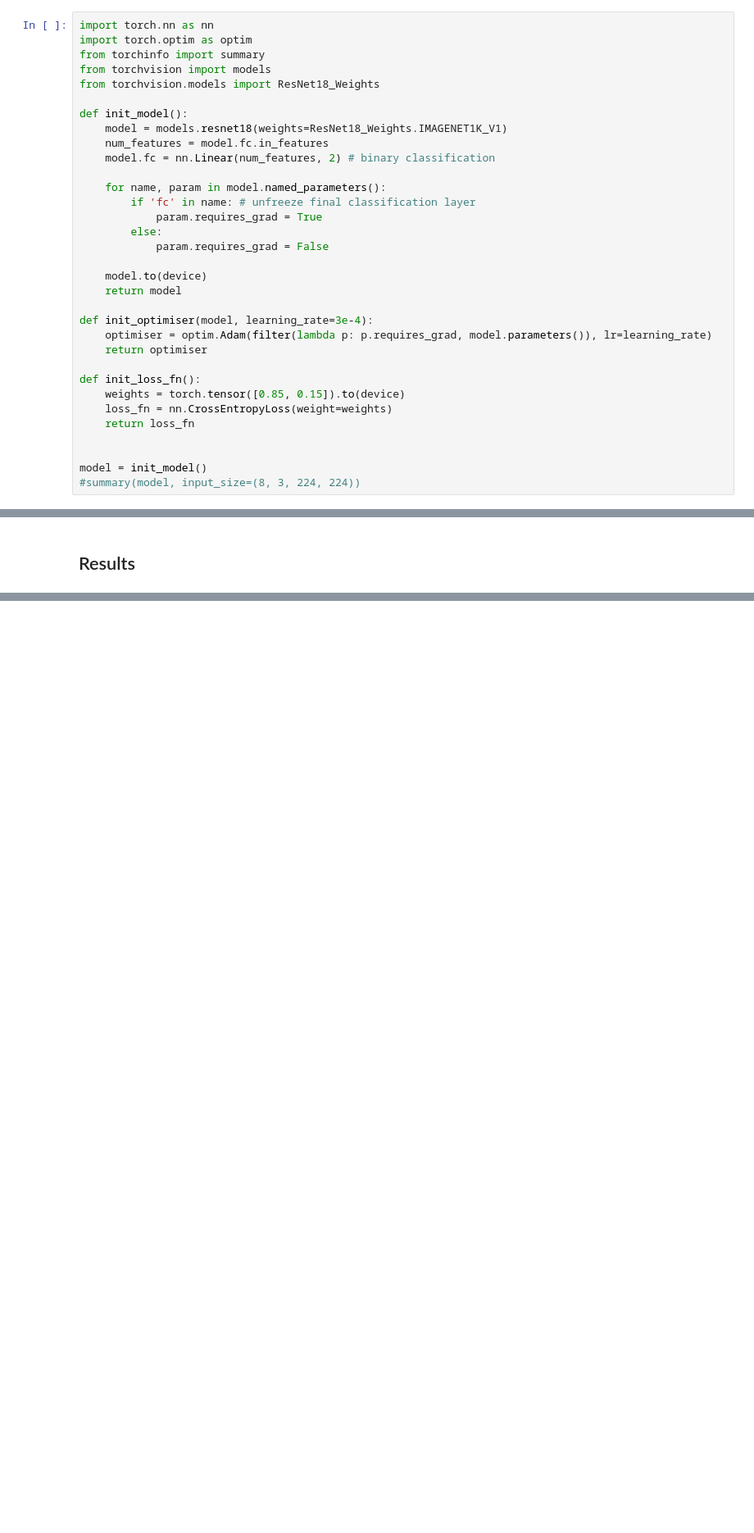
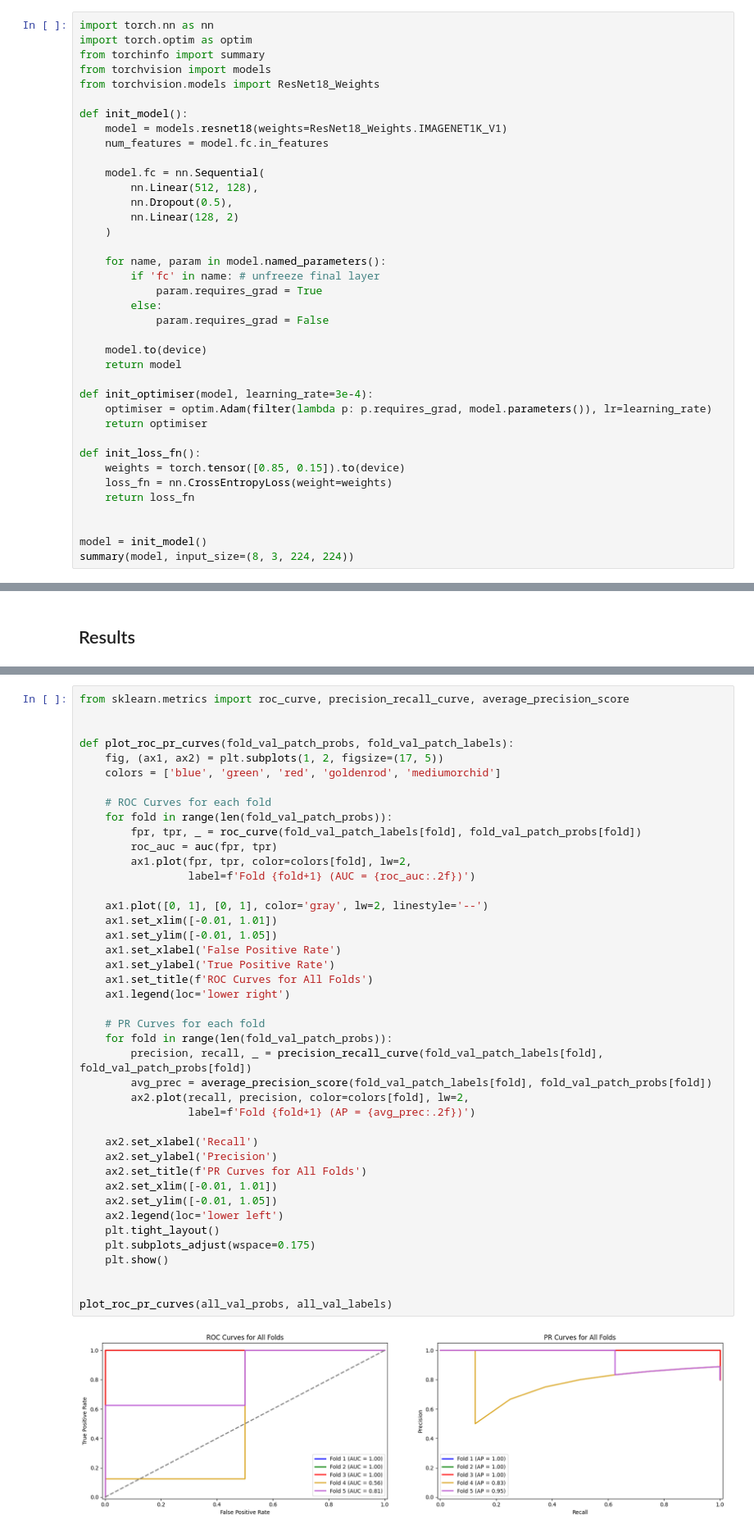
Before and after one commit to hugob7/comp-path-multimodal, a Jupyter notebook: classification/ftir_image_classifier_cnn.ipynb, the cells around one changed output, grey strips where cells are left out. Shown at 82% size. Cells and saved outputs as stored; diff of their text form; blank space fills up the shorter version.

Commit message:
Added final CNN FTIR image classifier

```diff
--- a/classification/ftir_image_classifier_cnn.ipynb
+++ b/classification/ftir_image_classifier_cnn.ipynb
@@ -147,10 +160,15 @@ from torchvision.models import ResNet18_Weights
 def init_model():
     model = models.resnet18(weights=ResNet18_Weights.IMAGENET1K_V1)
     num_features = model.fc.in_features
-    model.fc = nn.Linear(num_features, 2) # binary classification
+
+    model.fc = nn.Sequential(
+        nn.Linear(512, 128),
+        nn.Dropout(0.5),
+        nn.Linear(128, 2)
+    )
 
     for name, param in model.named_parameters():
-        if 'fc' in name: # unfreeze final classification layer
+        if 'fc' in name: # unfreeze final layer
             param.requires_grad = True
         else:
             param.requires_grad = False
@@ -169,4 +187,4 @@ def init_loss_fn():
 
 
 model = init_model()
-#summary(model, input_size=(8, 3, 224, 224))
+summary(model, input_size=(8, 3, 224, 224))
@@ -329,0 +458,44 @@ print(f'Average ROC AUC across all folds: {average_roc_auc:.2f}')
+# %%
+from sklearn.metrics import roc_curve, precision_recall_curve, average_precision_score
+
+
+def plot_roc_pr_curves(fold_val_patch_probs, fold_val_patch_labels):
+    fig, (ax1, ax2) = plt.subplots(1, 2, figsize=(17, 5))
+    colors = ['blue', 'green', 'red', 'goldenrod', 'mediumorchid']
+
+    # ROC Curves for each fold
+    for fold in range(len(fold_val_patch_probs)):
+        fpr, tpr, _ = roc_curve(fold_val_patch_labels[fold], fold_val_patch_probs[fold])
+        roc_auc = auc(fpr, tpr)
+        ax1.plot(fpr, tpr, color=colors[fold], lw=2,
+                 label=f'Fold {fold+1} (AUC = {roc_auc:.2f})')
+
+    ax1.plot([0, 1], [0, 1], color='gray', lw=2, linestyle='--')
+    ax1.set_xlim([-0.01, 1.01])
+    ax1.set_ylim([-0.01, 1.05])
+    ax1.set_xlabel('False Positive Rate')
+    ax1.set_ylabel('True Positive Rate')
+    ax1.set_title(f'ROC Curves for All Folds')
+    ax1.legend(loc='lower right')
+
+    # PR Curves for each fold
+    for fold in range(len(fold_val_patch_probs)):
+        precision, recall, _ = precision_recall_curve(fold_val_patch_labels[fold], fold_val_patch_probs[fold])
+        avg_prec = average_precision_score(fold_val_patch_labels[fold], fold_val_patch_probs[fold])
+        ax2.plot(recall, precision, color=colors[fold], lw=2,
+                 label=f'Fold {fold+1} (AP = {avg_prec:.2f})')
+
+    ax2.set_xlabel('Recall')
+    ax2.set_ylabel('Precision')
+    ax2.set_title(f'PR Curves for All Folds')
+    ax2.set_xlim([-0.01, 1.01])
+    ax2.set_ylim([-0.01, 1.05])
+    ax2.legend(loc='lower left')
+    plt.tight_layout()
+    plt.subplots_adjust(wspace=0.175)
+    plt.show()
+
+
+plot_roc_pr_curves(all_val_probs, all_val_labels)
+# %% [output]
+[figure, added]
```
Also changed, not shown: parts of 15 cells of this notebook.
